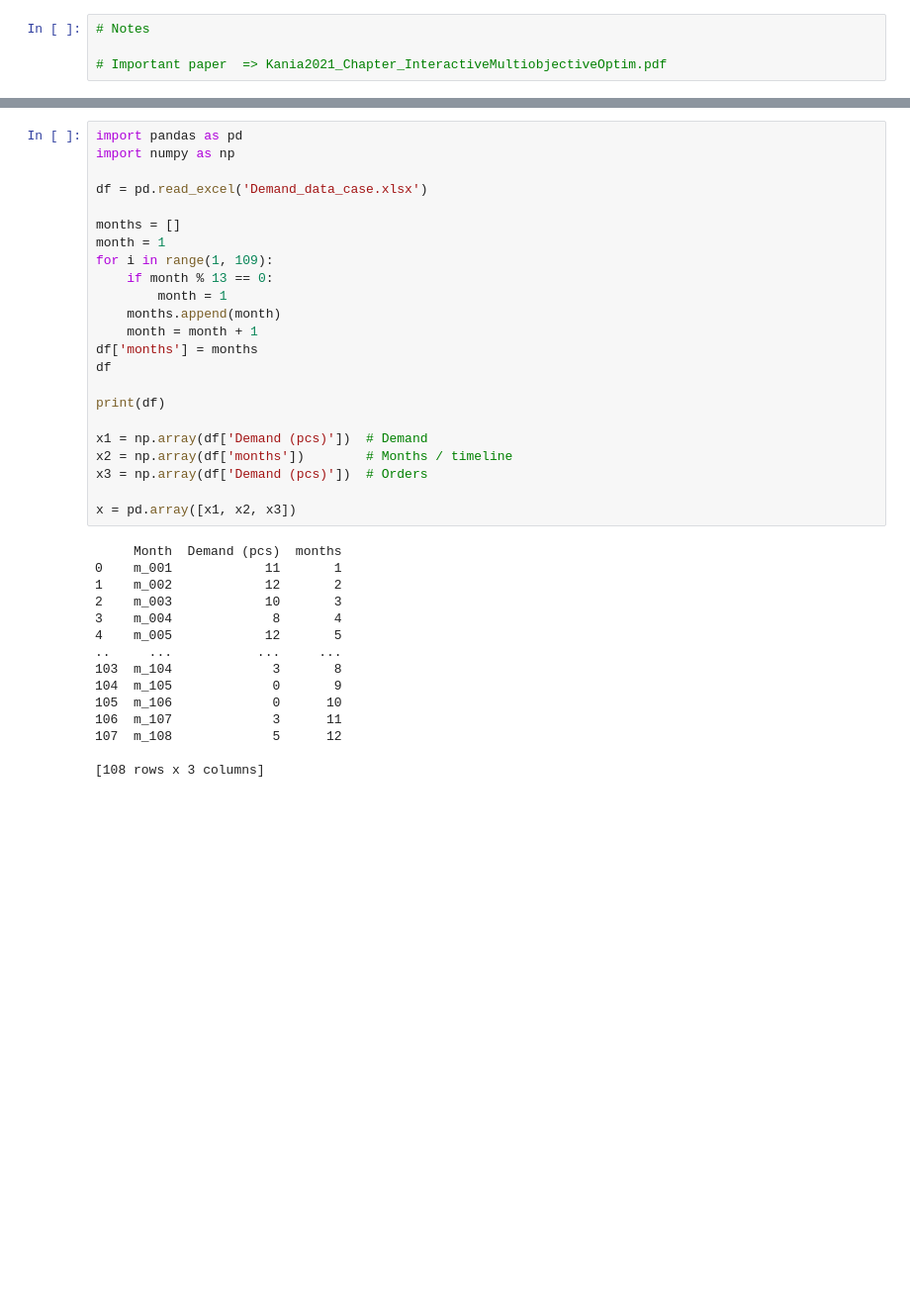
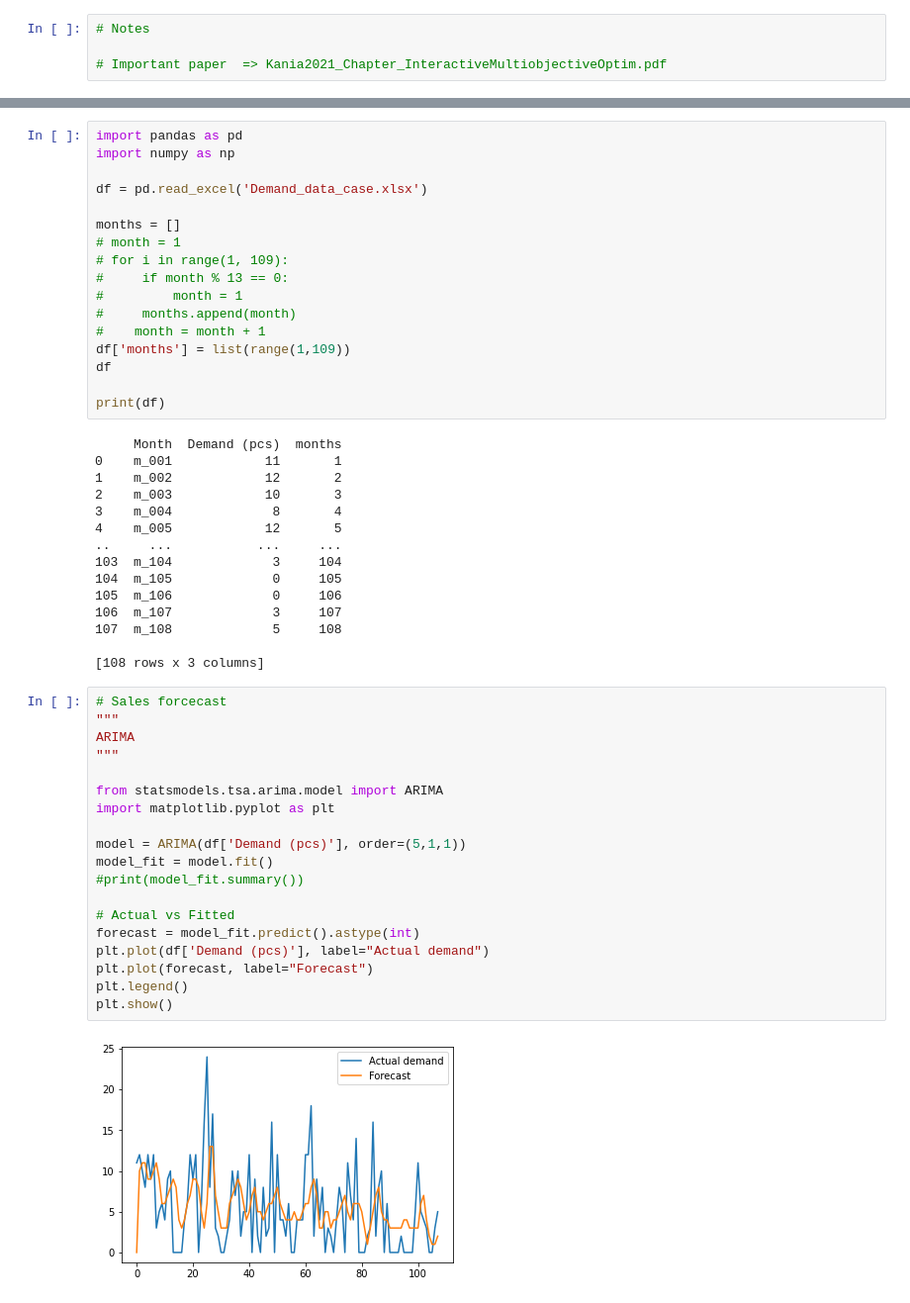
Before and after one commit to trueaddict/ties5830, a Jupyter notebook: project/project.ipynb, the cells around one changed output, grey strips where cells are left out. Shown: that part at 99% size. Drawn from its saved outputs; the diff is of its cells as text; blank space fills up the shorter version.

```diff
--- a/project/project.ipynb
+++ b/project/project.ipynb
@@ -26,22 +28,16 @@ import numpy as np
 df = pd.read_excel('Demand_data_case.xlsx')
 
 months = []
-month = 1
-for i in range(1, 109):
-    if month % 13 == 0:
-        month = 1
-    months.append(month)
-    month = month + 1
-df['months'] = months
+# month = 1
+# for i in range(1, 109):
+#     if month % 13 == 0:
+#         month = 1
+#     months.append(month)
+#    month = month + 1
+df['months'] = list(range(1,109))
 df
 
 print(df)
-
-x1 = np.array(df['Demand (pcs)'])  # Demand
-x2 = np.array(df['months'])        # Months / timeline
-x3 = np.array(df['Demand (pcs)'])  # Orders
-
-x = pd.array([x1, x2, x3])
 # %% [output]
      Month  Demand (pcs)  months
 0    m_001            11       1
@@ -50,10 +46,31 @@ x = pd.array([x1, x2, x3])
 3    m_004             8       4
 4    m_005            12       5
 ..     ...           ...     ...
-103  m_104             3       8
-104  m_105             0       9
-105  m_106             0      10
-106  m_107             3      11
-107  m_108             5      12
+103  m_104             3     104
+104  m_105             0     105
+105  m_106             0     106
+106  m_107             3     107
+107  m_108             5     108
 
 [108 rows x 3 columns]
+# %%
+# Sales forcecast
+"""
+ARIMA
+"""
+
+from statsmodels.tsa.arima.model import ARIMA
+import matplotlib.pyplot as plt
+
+model = ARIMA(df['Demand (pcs)'], order=(5,1,1))
+model_fit = model.fit()
+#print(model_fit.summary())
+
+# Actual vs Fitted
+forecast = model_fit.predict().astype(int)
+plt.plot(df['Demand (pcs)'], label="Actual demand")
+plt.plot(forecast, label="Forecast")
+plt.legend()
+plt.show()
+# %% [output]
+[figure, added]
```
Also changed, not shown: parts of 8 cells of this notebook.
